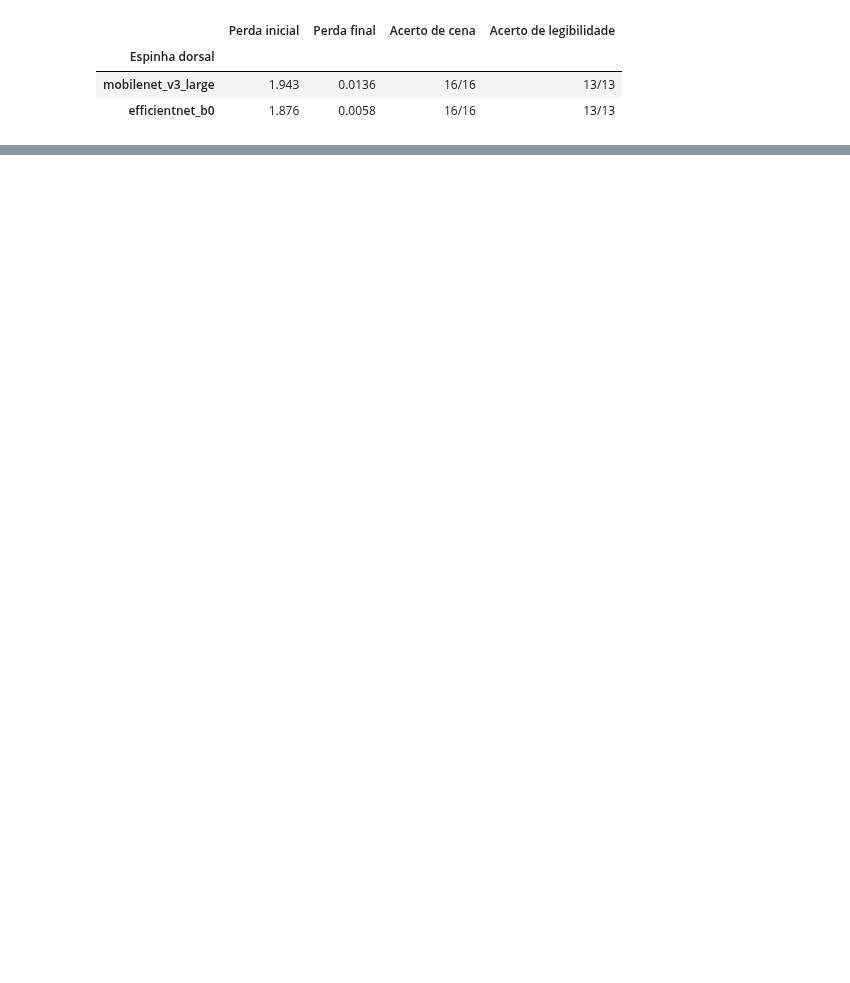
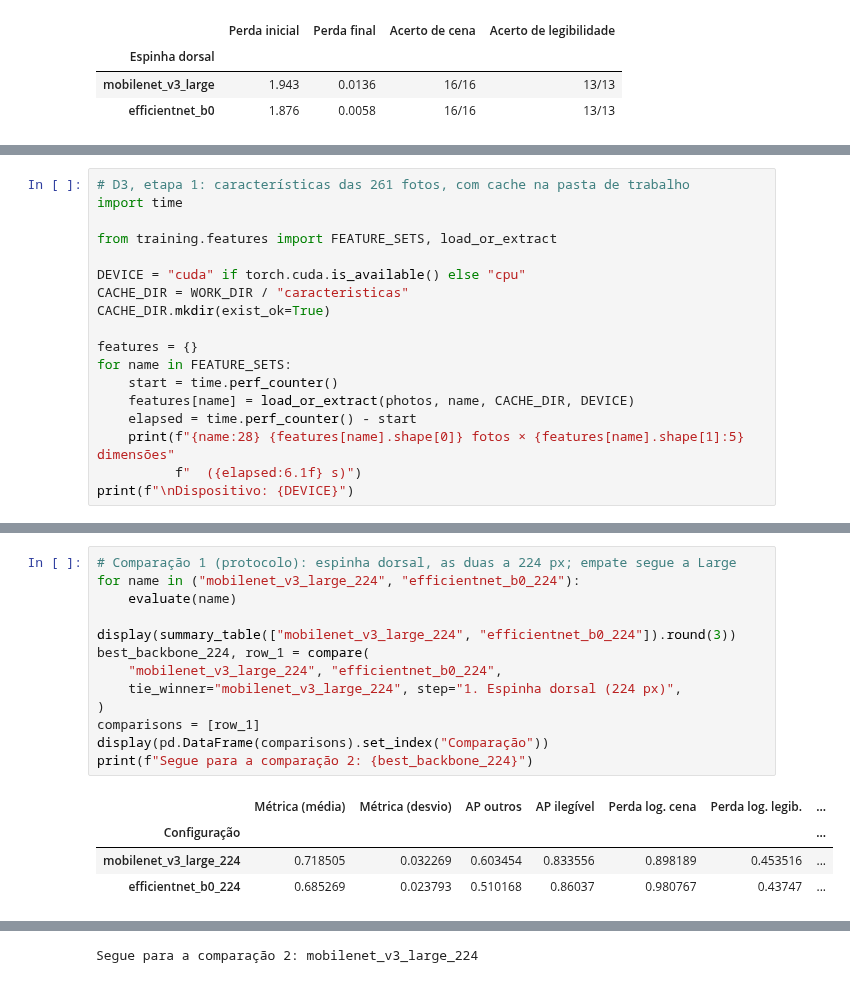
Before and after one commit to phelipecscosta/leitura_automatizada_mostradores_energia_pesquisa, a Jupyter notebook: lab-02/lab02.ipynb, the cells around one changed output, grey strips where cells are left out. Drawn from its saved outputs; the diff is of its cells as text; blank space fills up the shorter version.

```diff
--- a/lab-02/lab02.ipynb
+++ b/lab-02/lab02.ipynb
@@ -473,0 +484,18 @@ d2
+# %%
+# D3, etapa 1: características das 261 fotos, com cache na pasta de trabalho
+import time
+
+from training.features import FEATURE_SETS, load_or_extract
+
+DEVICE = "cuda" if torch.cuda.is_available() else "cpu"
+CACHE_DIR = WORK_DIR / "caracteristicas"
+CACHE_DIR.mkdir(exist_ok=True)
+
+features = {}
+for name in FEATURE_SETS:
+    start = time.perf_counter()
+    features[name] = load_or_extract(photos, name, CACHE_DIR, DEVICE)
+    elapsed = time.perf_counter() - start
+    print(f"{name:28} {features[name].shape[0]} fotos × {features[name].shape[1]:5} dimensões"
+          f"  ({elapsed:6.1f} s)")
+print(f"\nDispositivo: {DEVICE}")
@@ -473,0 +581,18 @@ d2
+# %%
+# Comparação 1 (protocolo): espinha dorsal, as duas a 224 px; empate segue a Large
+for name in ("mobilenet_v3_large_224", "efficientnet_b0_224"):
+    evaluate(name)
+
+display(summary_table(["mobilenet_v3_large_224", "efficientnet_b0_224"]).round(3))
+best_backbone_224, row_1 = compare(
+    "mobilenet_v3_large_224", "efficientnet_b0_224",
+    tie_winner="mobilenet_v3_large_224", step="1. Espinha dorsal (224 px)",
+)
+comparisons = [row_1]
+display(pd.DataFrame(comparisons).set_index("Comparação"))
+print(f"Segue para a comparação 2: {best_backbone_224}")
+# %% [output]
+|  | Métrica (média) | Métrica (desvio) | AP outros | AP ilegível | Perda log. cena | Perda log. legib. | ... |
+| Configuração |  |  |  |  |  |  | ... |
+| mobilenet_v3_large_224 | 0.718505 | 0.032269 | 0.603454 | 0.833556 | 0.898189 | 0.453516 | ... |
+| efficientnet_b0_224 | 0.685269 | 0.023793 | 0.510168 | 0.86037 | 0.980767 | 0.43747 | ... |
@@ -473,0 +602 @@ d2
+Segue para a comparação 2: mobilenet_v3_large_224
```
Also changed, not shown: parts of 5 cells of this notebook.
